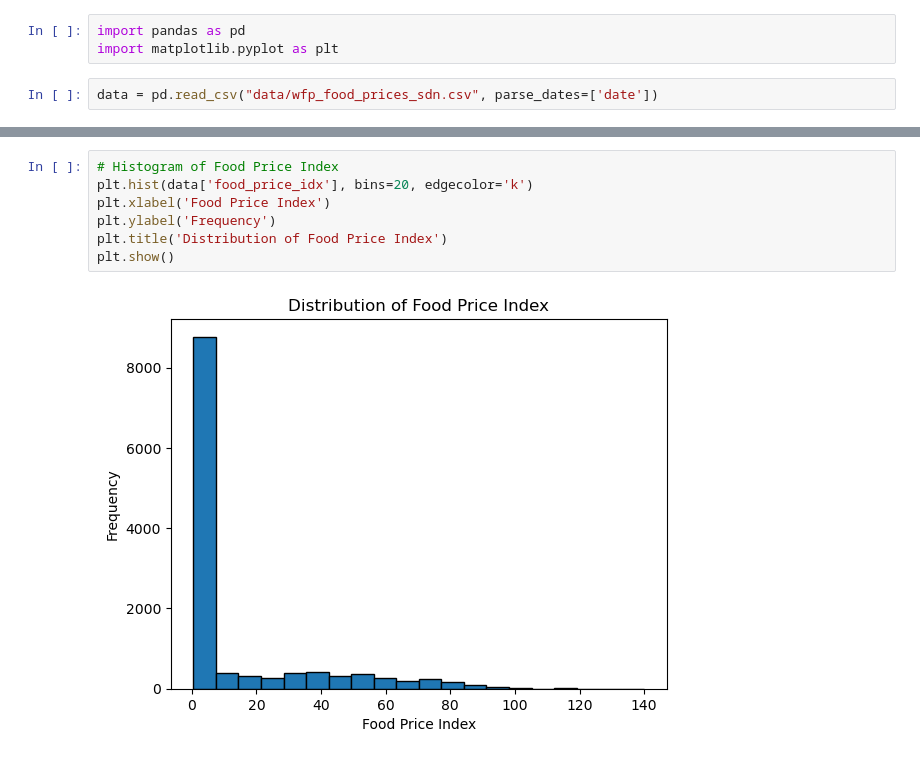
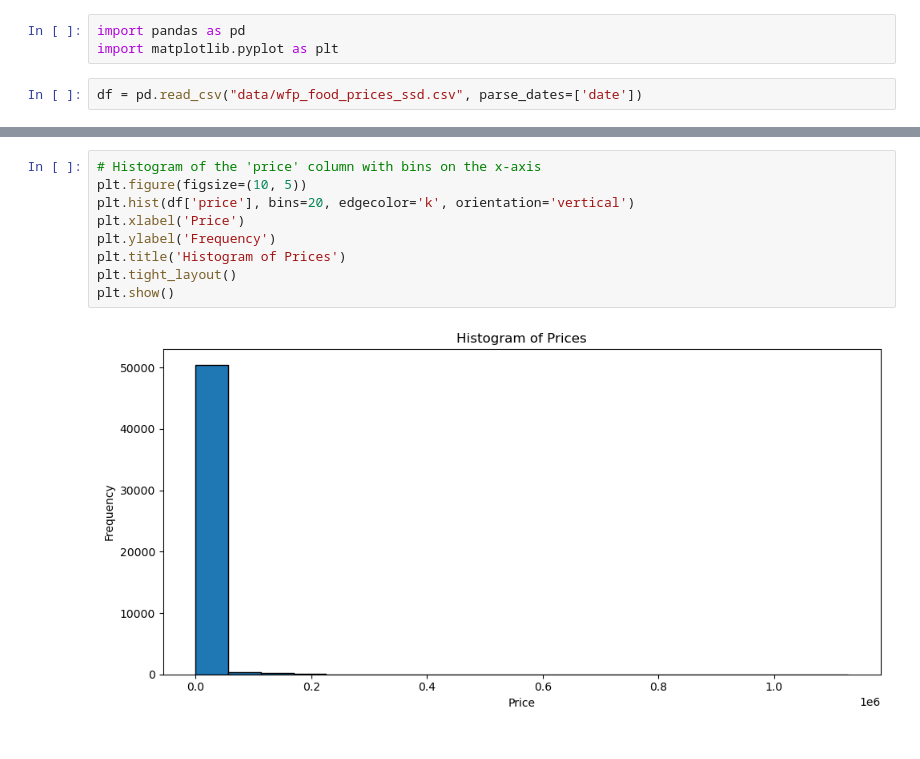
Before and after one commit to Joeryy/JBG060-DC3-23-24-group-2, a Jupyter notebook: patra_food_idx.ipynb, the cells around one changed output, grey strips where cells are left out. Cells and saved outputs as stored; diff of their text form.

```diff
--- a/patra_food_idx.ipynb
+++ b/patra_food_idx.ipynb
@@ -2,7 +2,7 @@
 import pandas as pd
 import matplotlib.pyplot as plt
 # %%
-data = pd.read_csv("data/wfp_food_prices_sdn.csv", parse_dates=['date'])
+df = pd.read_csv("data/wfp_food_prices_ssd.csv", parse_dates=['date'])
 # %%
 print(data.head())
 # %% [output]
@@ -63,9 +98,11 @@ data = pd.read_csv("data/food_crises_cleaned.csv", parse_dates=['date'])
 # %%
-# Histogram of Food Price Index
-plt.hist(data['food_price_idx'], bins=20, edgecolor='k')
-plt.xlabel('Food Price Index')
+# Histogram of the 'price' column with bins on the x-axis
+plt.figure(figsize=(10, 5))
+plt.hist(df['price'], bins=20, edgecolor='k', orientation='vertical')
+plt.xlabel('Price')
 plt.ylabel('Frequency')
-plt.title('Distribution of Food Price Index')
+plt.title('Histogram of Prices')
+plt.tight_layout()
 plt.show()
 # %% [output]
-[figure, old version]
+[figure, new version]
```
Also changed, not shown: parts of 14 cells of this notebook, 2 other files.
